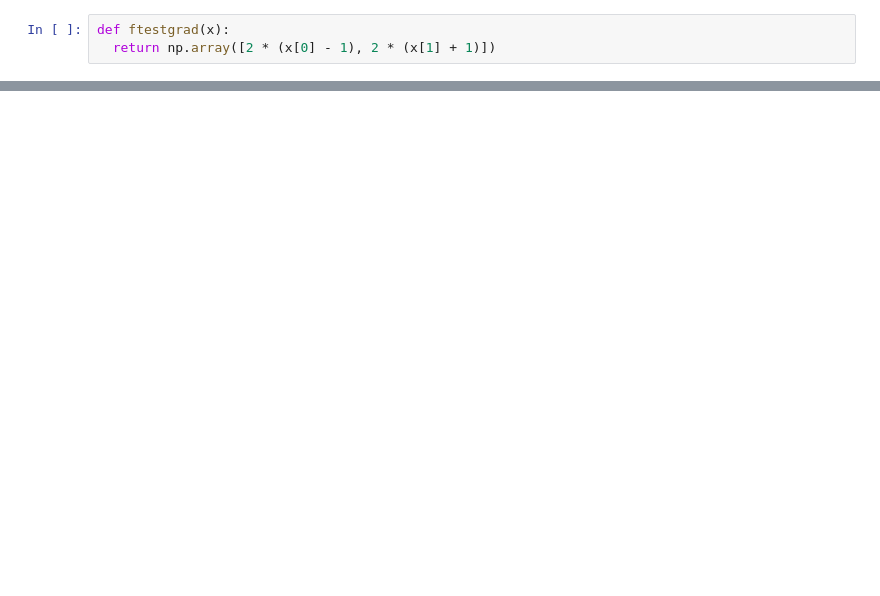
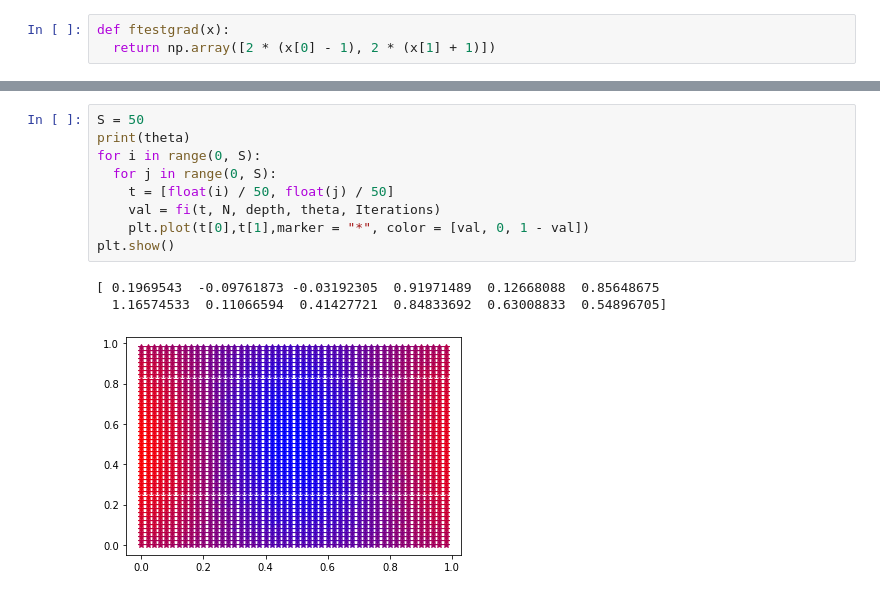
Before and after one commit to MrDarkTesla/QCL_2021, a Jupyter notebook: QCL_Classifier.ipynb, the cells around one changed output, grey strips where cells are left out. Drawn from its saved outputs; the diff is of its cells as text; blank space fills up the shorter version.

```diff
--- a/QCL_Classifier.ipynb
+++ b/QCL_Classifier.ipynb
@@ -168,0 +173,13 @@ for i in range(10):
+# %%
+S = 50
+print(theta)
+for i in range(0, S):
+  for j in range(0, S):
+    t = [float(i) / 50, float(j) / 50]
+    val = fi(t, N, depth, theta, Iterations)
+    plt.plot(t[0],t[1],marker = "*", color = [val, 0, 1 - val])
+plt.show()
+# %% [output]
+[ 0.1969543  -0.09761873 -0.03192305  0.91971489  0.12668088  0.85648675
+  1.16574533  0.11066594  0.41427721  0.84833692  0.63008833  0.54896705]
+[figure, added]
```
Also changed, not shown: parts of 16 cells of this notebook.
